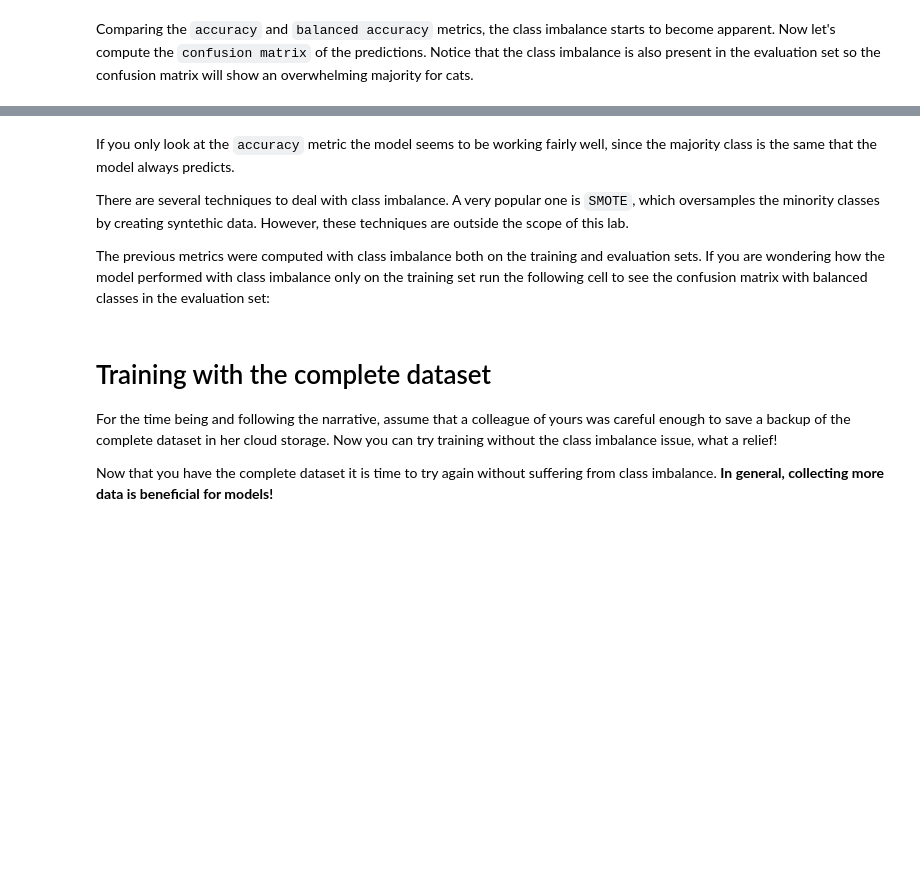
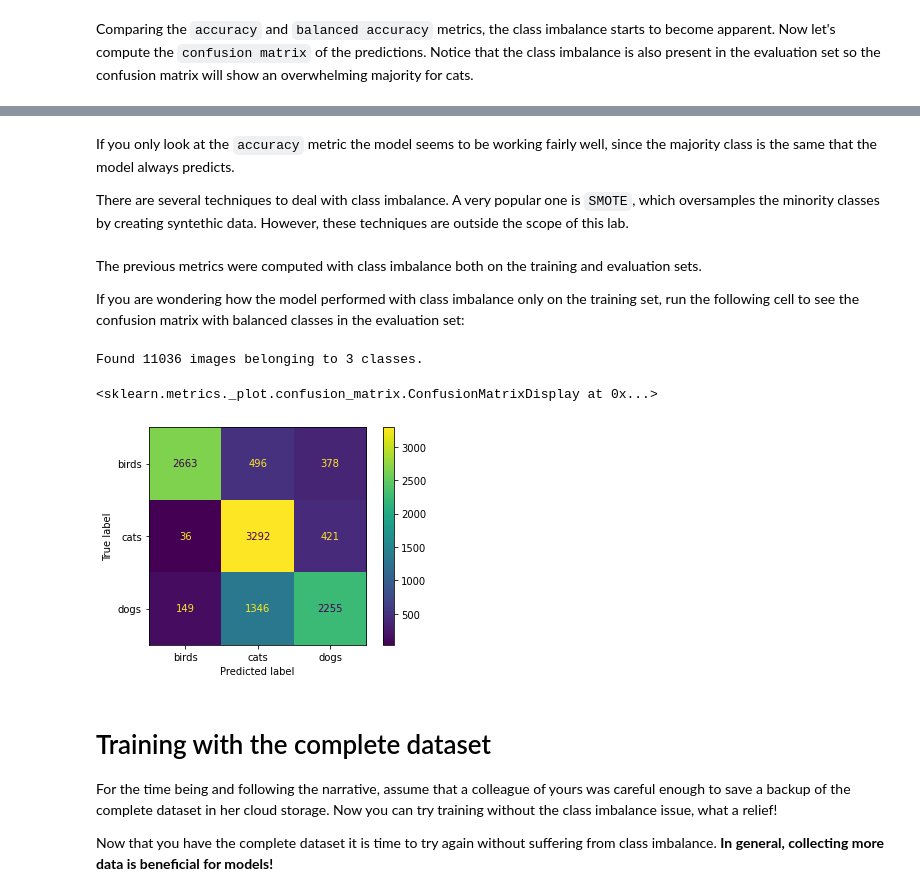
Before and after one commit to kimdesok/Machine-Learning-Engineering-for-Production-MLOps, a Jupyter notebook: course1/week2-ungraded-lab/C1W2_Ungraded_Lab_Birds_Cats_Dogs.ipynb, the cells around one changed output, grey strips where cells are left out. Saved outputs shown, nothing was run; the diff lists cells and outputs as text; code cells hidden in the pictures; blank space fills up the shorter version.

```diff
--- a/course1/week2-ungraded-lab/C1W2_Ungraded_Lab_Birds_Cats_Dogs.ipynb
+++ b/course1/week2-ungraded-lab/C1W2_Ungraded_Lab_Birds_Cats_Dogs.ipynb
@@ -355,6 +380,8 @@ If you want to learn more about using Keras' ImageDataGenerator, check this [tut
 # %%
 from tensorflow.keras.preprocessing.image import ImageDataGenerator
 
+batch_size = 16
+epochs = 20
 # No data augmentation for now, only normalizing pixel values
 train_datagen = ImageDataGenerator(rescale=1./255)
 test_datagen = ImageDataGenerator(rescale=1./255)
@@ -363,11 +390,11 @@ test_datagen = ImageDataGenerator(rescale=1./255)
 train_generator = train_datagen.flow_from_directory(
         '/tmp/data/imbalanced/train',
         target_size=(150, 150),
-        batch_size=32,
+        batch_size=batch_size,
         class_mode='binary')
 
 validation_generator = test_datagen.flow_from_directory(
         '/tmp/data/imbalanced/eval',
         target_size=(150, 150),
-        batch_size=32,
+        batch_size=batch_size,
         class_mode='binary')
@@ -387,9 +422,9 @@ imbalanced_model = tf.keras.models.load_model('model-imbalanced')
 # %%
 # Run only if you want to train the model yourself (this takes around 20 mins with GPU enabled)
 
-# imbalanced_history = imbalanced_model.fit(
-#     train_generator,
-#     steps_per_epoch=100,
-#     epochs=50,
-#     validation_data=validation_generator,
-#     validation_steps=80)
+'''imbalanced_history = imbalanced_model.fit(
+     train_generator,
+     steps_per_epoch=100,
+     epochs=epochs,
+     validation_data=validation_generator,
+     validation_steps=80)'''
@@ -493,29 +567,35 @@ print(f"Balanced Accuracy Score: {balanced_accuracy_score(y_true, all_cats)}")
 If you only look at the `accuracy` metric the model seems to be working fairly well, since the majority class is the same that the model always predicts.
 
 There are several techniques to deal with class imbalance. A very popular one is `SMOTE`, which oversamples the minority classes by creating syntethic data. However, these techniques are outside the scope of this lab.
-
-The previous metrics were computed with class imbalance both on the training and evaluation sets. If you are wondering how the model performed with class imbalance only on the training set run the following cell to see the confusion matrix with balanced classes in the evaluation set:
+# %% [markdown]
+The previous metrics were computed with class imbalance both on the training and evaluation sets.
+
+If you are wondering how the model performed with class imbalance only on the training set, run the following cell to see the confusion matrix with balanced classes in the evaluation set:
 # %%
 # Use the validation generator without shuffle to easily compute additional metrics
 val_gen_no_shuffle = test_datagen.flow_from_directory(
     '/tmp/data/eval',
     target_size=(150, 150),
-    batch_size=32,
+    batch_size= batch_size,
     class_mode='binary',
     shuffle=False)
 
 # Get the true labels from the generator
 y_true = val_gen_no_shuffle.classes
 
 # Use the model to predict (will take a couple of minutes)
 predictions_imbalanced = imbalanced_model.predict(val_gen_no_shuffle)
 
 # Get the argmax (since softmax is being used)
 y_pred_imbalanced = np.argmax(predictions_imbalanced, axis=1)
 
 # Confusion matrix
 imbalanced_cm = confusion_matrix(y_true, y_pred_imbalanced)
 ConfusionMatrixDisplay(imbalanced_cm, display_labels=['birds', 'cats', 'dogs']).plot(values_format="d")
+# %% [output]
+Found 11036 images belonging to 3 classes.
+<sklearn.metrics._plot.confusion_matrix.ConfusionMatrixDisplay at 0x...>
+[figure, added]
 # %% [markdown]
 # Training with the complete dataset
 
```
Also changed, not shown: parts of 29 cells of this notebook.
